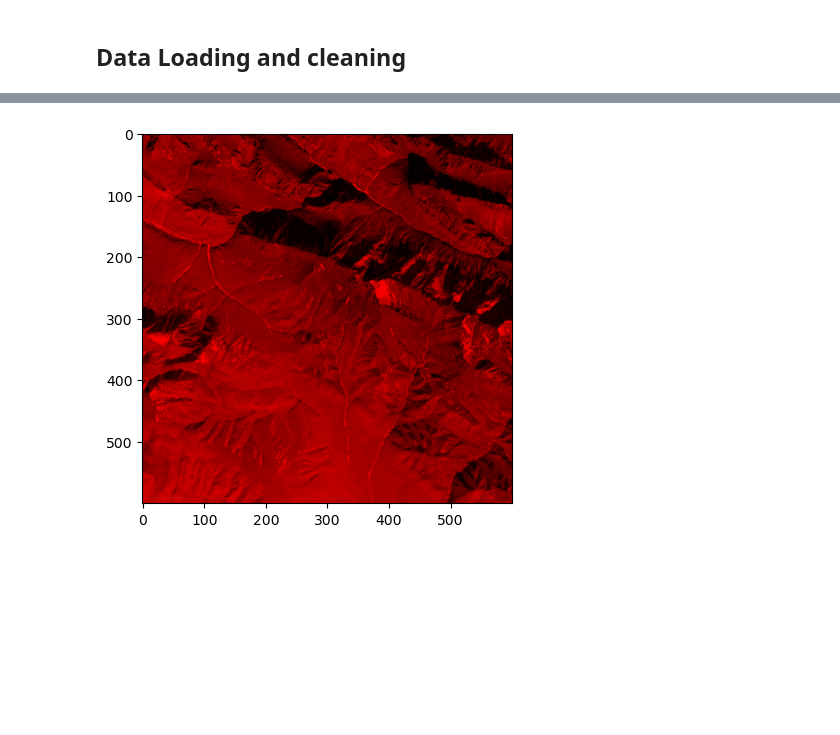
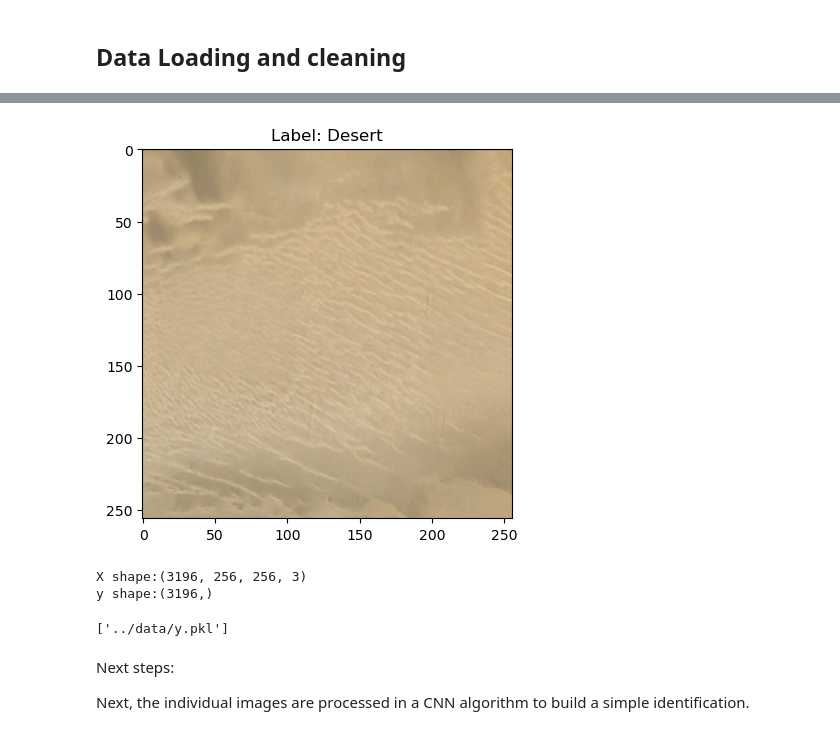
Before and after one commit to bennymiddel/personal_projects, a Jupyter notebook: 05_image_recognition/01_data_loading.ipynb, the cells around one changed output, grey strips where cells are left out. Cells and saved outputs as stored; diff of their text form; code cells hidden in the pictures; blank space fills up the shorter version.

```diff
--- a/05_image_recognition/01_data_loading.ipynb
+++ b/05_image_recognition/01_data_loading.ipynb
@@ -23,11 +28,0 @@ plt.show()
-# %%
-test = image.copy()
-r = np.array(test)
-# setting green and blue channels to 0
-r[:, :, 1] = 0
-r[:, :, 2] = 0
-
-plt.imshow(r)
-plt.show()
-# %% [output]
-[figure, removed]
@@ -37,0 +29,34 @@ img_height, img_width = 256, 256
+# %%
+#path to the main folder:
+main = "data/SIH_NN"
+
+
+image_paths = []
+labels = []
+
+for label in os.listdir(main):
+    folder_path = os.path.join(main, label)
+    if os.path.isdir(folder_path):
+        for file_name in os.listdir(folder_path):
+            if file_name.endswith(".jpg"):
+                image_paths.append(os.path.join(folder_path, file_name))
+                labels.append(label)
+# %%
+# scale the pictures to a 256 by 256 size
+img_size = (256, 256)
+
+# seperate pixel data and label as X and y
+X = []
+y = []
+
+# load pic
+for img_path, label in zip(image_paths, labels):
+    image = Image.open(img_path)
+    image = image.resize(img_size)  # scale pic
+    image_array = np.array(image)  # picture to numpy array
+    X.append(image_array)
+    y.append(label)
+
+# convert lists in np.arrays
+X = np.array(X)
+y = np.array(y)
@@ -37,0 +77,26 @@ img_height, img_width = 256, 256
+# %%
+#normalization
+X = X/X.max()
+# %%
+# Example
+for i in [132]:
+    plt.imshow(X[i])
+    plt.title(f"Label: {y[i]}")
+    plt.show()
+# %% [output]
+[figure, added]
+# %%
+print(f"X shape:{X.shape}")
+print(f"y shape:{y.shape}")
+# %% [output]
+X shape:(3196, 256, 256, 3)
+y shape:(3196,)
+# %%
+joblib.dump(X, '../data/X.pkl')
+joblib.dump(y,'../data/y.pkl')
+# %% [output]
+['../data/y.pkl']
+# %% [markdown]
+Next steps:
+
+Next, the individual images are processed in a CNN algorithm to build a simple identification.
```
Also changed, not shown: parts of 6 cells of this notebook.
